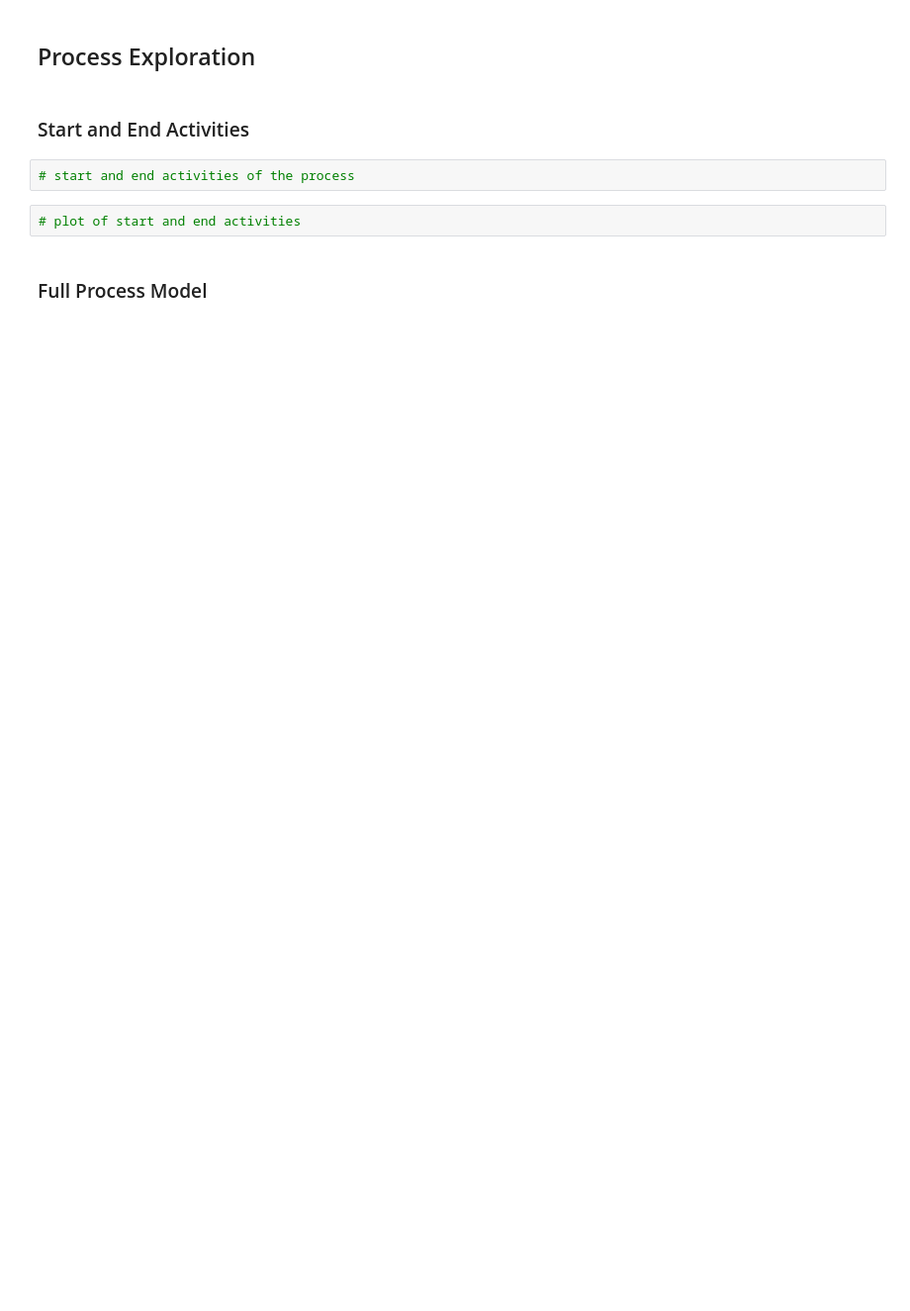
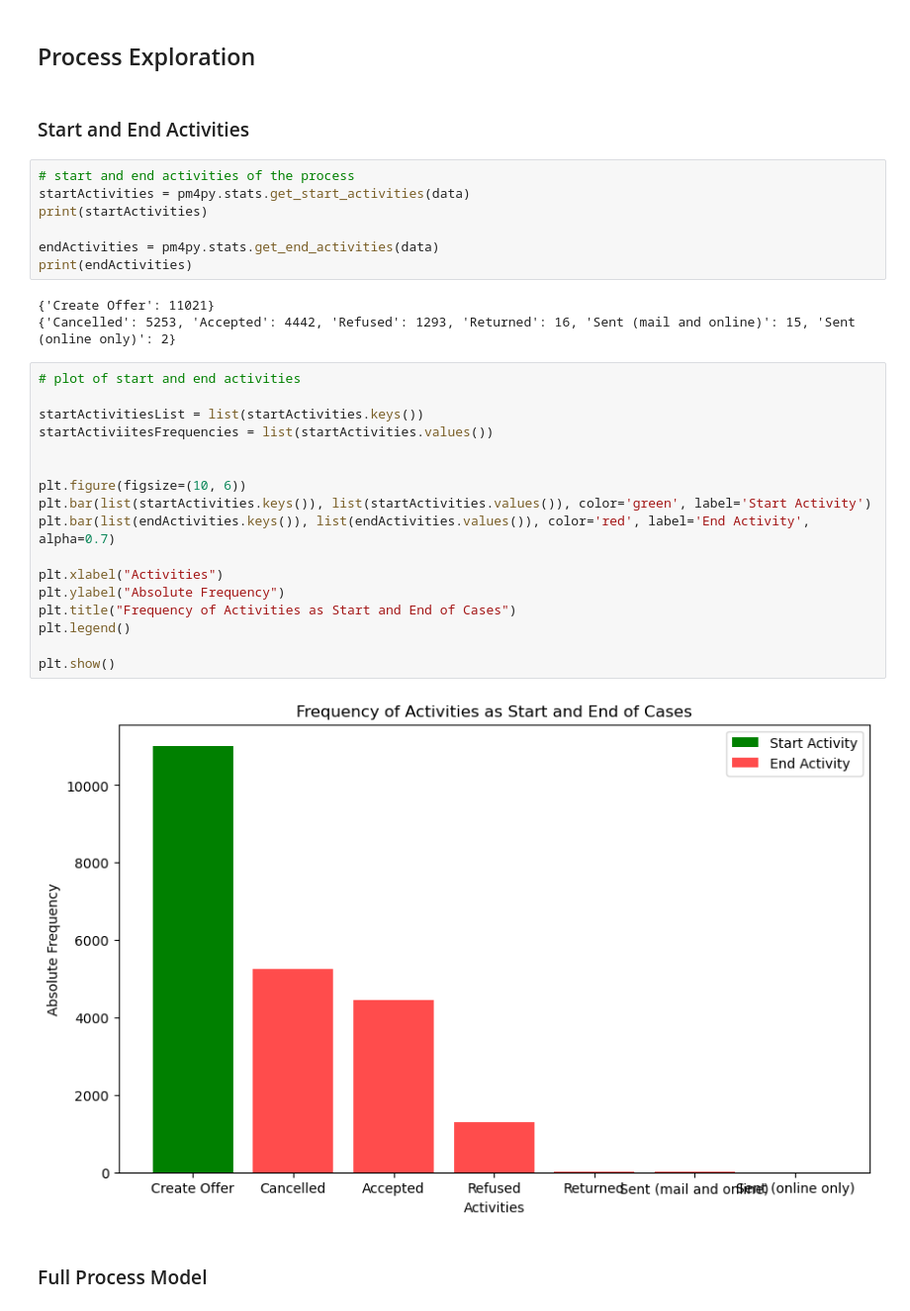
Before and after one commit to dxvidnrt/DataScience, a Jupyter notebook: assign2/03_process_mining.ipynb, the cells around one changed output. Shown at 99% size. Cells and saved outputs as stored; diff of their text form; blank space fills up the shorter version.

```diff
--- a/assign2/03_process_mining.ipynb
+++ b/assign2/03_process_mining.ipynb
@@ -48,8 +128,33 @@ Please leave do not change the activities in the event log -- just leave them as
 ### Start and End Activities
 # %%
 # start and end activities of the process
+startActivities = pm4py.stats.get_start_activities(data)
+print(startActivities)
+
+endActivities = pm4py.stats.get_end_activities(data)
+print(endActivities)
+# %% [output]
+{'Create Offer': 11021}
+{'Cancelled': 5253, 'Accepted': 4442, 'Refused': 1293, 'Returned': 16, 'Sent (mail and online)': 15, 'Sent (online only)': 2}
 # %%
 # plot of start and end activities
+
+startActivitiesList = list(startActivities.keys())
+startActiviitesFrequencies = list(startActivities.values())
+
+
+plt.figure(figsize=(10, 6))
+plt.bar(list(startActivities.keys()), list(startActivities.values()), color='green', label='Start Activity')
+plt.bar(list(endActivities.keys()), list(endActivities.values()), color='red', label='End Activity', alpha=0.7)
+
+plt.xlabel("Activities")
+plt.ylabel("Absolute Frequency")
+plt.title("Frequency of Activities as Start and End of Cases")
+plt.legend()
+
+plt.show()
+# %% [output]
+[figure, added]
 # %% [markdown]
 ### Full Process Model
 # %%
```
Also changed, not shown: parts of 5 cells of this notebook, 1 other file.
